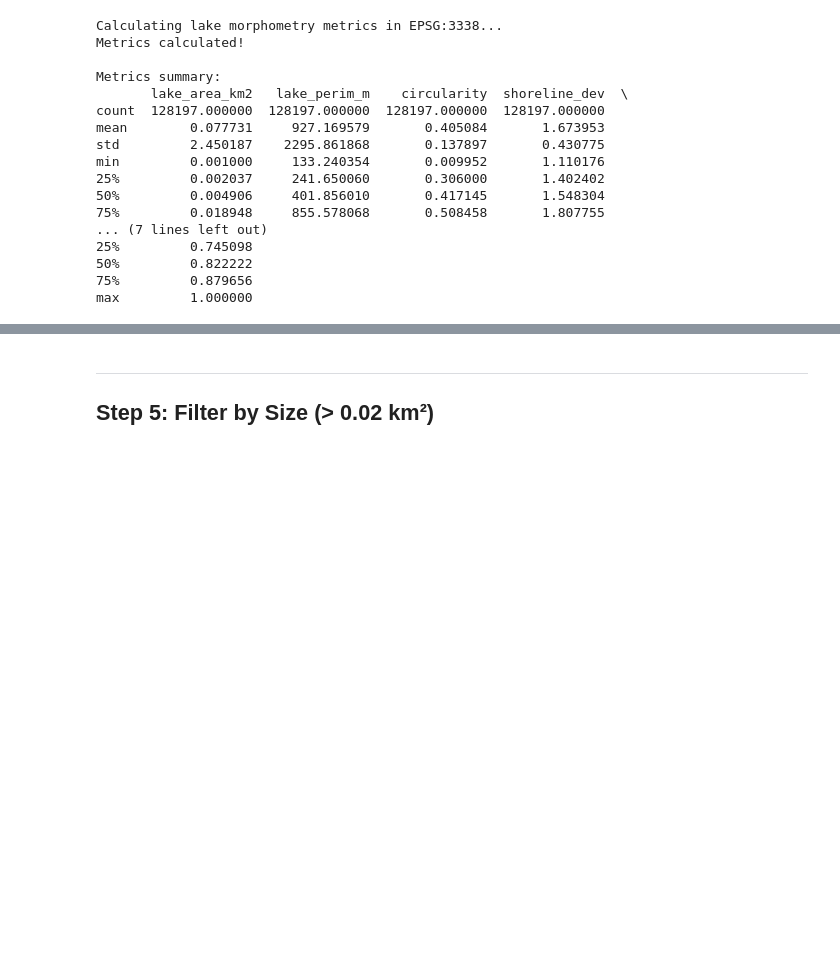
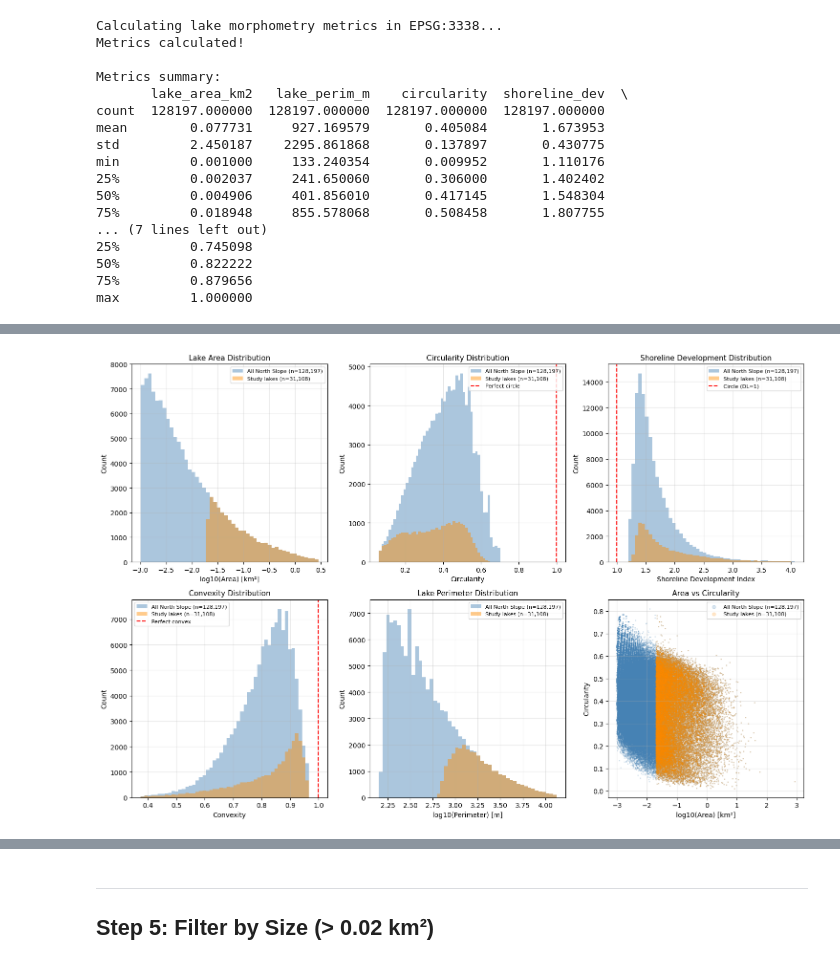
Before and after one commit to washu-eeps/thermokarst-lakes-alaska, a Jupyter notebook: 01_preprocess_alpod_lakes.ipynb, the cells around one changed output, grey strips where cells are left out. Cells and saved outputs as stored; diff of their text form; code cells hidden in the pictures; blank space fills up the shorter version.

```diff
--- a/01_preprocess_alpod_lakes.ipynb
+++ b/01_preprocess_alpod_lakes.ipynb
@@ -634,0 +569,80 @@ Saved: figures/working/lake_metrics_distributions.png
+# %%
+# Visualize metric distributions — Full ALPOD vs Study Lakes
+# Overlay: all North Slope lakes vs size-filtered study subset
+lakes_study = lakes_albers[lakes_albers['lake_area_km2'] > MIN_AREA_KM2].copy()
+
+fig, axes = plt.subplots(2, 3, figsize=(15, 10))
+
+label_full = f'All North Slope (n={len(lakes_albers):,})'
+label_study = f'Study lakes (n={len(lakes_study):,})'
+
+def _overlay_hist(ax, full_s, study_s, xlabel, title, ref_line=None, ref_label=None):
+    """Plot two overlaid semi-transparent histograms."""
+    fv, sv = full_s.dropna().values, study_s.dropna().values
+    combined = np.concatenate([fv, sv])
+    bins = np.linspace(np.nanpercentile(combined, 0.5),
+                       np.nanpercentile(combined, 99.5), 50)
+    ax.hist(fv, bins=bins, alpha=0.45, color='steelblue',
+            edgecolor='none', label=label_full)
+    ax.hist(sv, bins=bins, alpha=0.45, color='darkorange',
+            edgecolor='none', label=label_study)
+    ax.set_xlabel(xlabel)
+    ax.set_ylabel('Count')
+    ax.set_title(title)
+    if ref_line is not None:
+        ax.axvline(ref_line, color='red', linestyle='--', label=ref_label)
+    ax.legend(fontsize=8)
+    ax.grid(alpha=0.3)
+
+# Area (log scale)
+_overlay_hist(axes[0, 0],
+              np.log10(lakes_albers['lake_area_km2']),
+              np.log10(lakes_study['lake_area_km2']),
+              'log10(Area) [km²]', 'Lake Area Distribution')
+
+# Circularity
+_overlay_hist(axes[0, 1],
+              lakes_albers['circularity'], lakes_study['circularity'],
+              'Circularity', 'Circularity Distribution',
+              1.0, 'Perfect circle')
+
+# Shoreline Development Index
+_overlay_hist(axes[0, 2],
+              lakes_albers['shoreline_dev'], lakes_study['shoreline_dev'],
+              'Shoreline Development Index', 'Shoreline Development Distribution',
+              1.0, 'Circle (DL=1)')
+
+# Convexity
+_overlay_hist(axes[1, 0],
+              lakes_albers['convexity'], lakes_study['convexity'],
+              'Convexity', 'Convexity Distribution',
+              1.0, 'Perfect convex')
+
+# Perimeter (log scale)
+_overlay_hist(axes[1, 1],
+              np.log10(lakes_albers['lake_perim_m']),
+              np.log10(lakes_study['lake_perim_m']),
+              'log10(Perimeter) [m]', 'Lake Perimeter Distribution')
+
+# Area vs Circularity scatter
+axes[1, 2].scatter(np.log10(lakes_albers['lake_area_km2']),
+                   lakes_albers['circularity'],
+                   s=1, alpha=0.2, color='steelblue', label=label_full)
+axes[1, 2].scatter(np.log10(lakes_study['lake_area_km2']),
+                   lakes_study['circularity'],
+                   s=1, alpha=0.2, color='darkorange', label=label_study)
+axes[1, 2].set_xlabel('log10(Area) [km²]')
+axes[1, 2].set_ylabel('Circularity')
+axes[1, 2].set_title('Area vs Circularity')
+axes[1, 2].legend(fontsize=8, markerscale=5)
+axes[1, 2].grid(alpha=0.3)
+
+plt.tight_layout()
+plt.savefig('figures/working/lake_metrics_distributions.png', dpi=150, bbox_inches='tight')
+plt.savefig('figures/supplementary/lake_metrics_distributions_overlay.png',
+            dpi=300, bbox_inches='tight')
+plt.show()
+print("Saved: figures/working/lake_metrics_distributions.png")
+print("Saved: figures/supplementary/lake_metrics_distributions_overlay.png")
+# %% [output]
+[figure, added]
```
Also changed, not shown: parts of 2 cells of this notebook, 6 other files.
